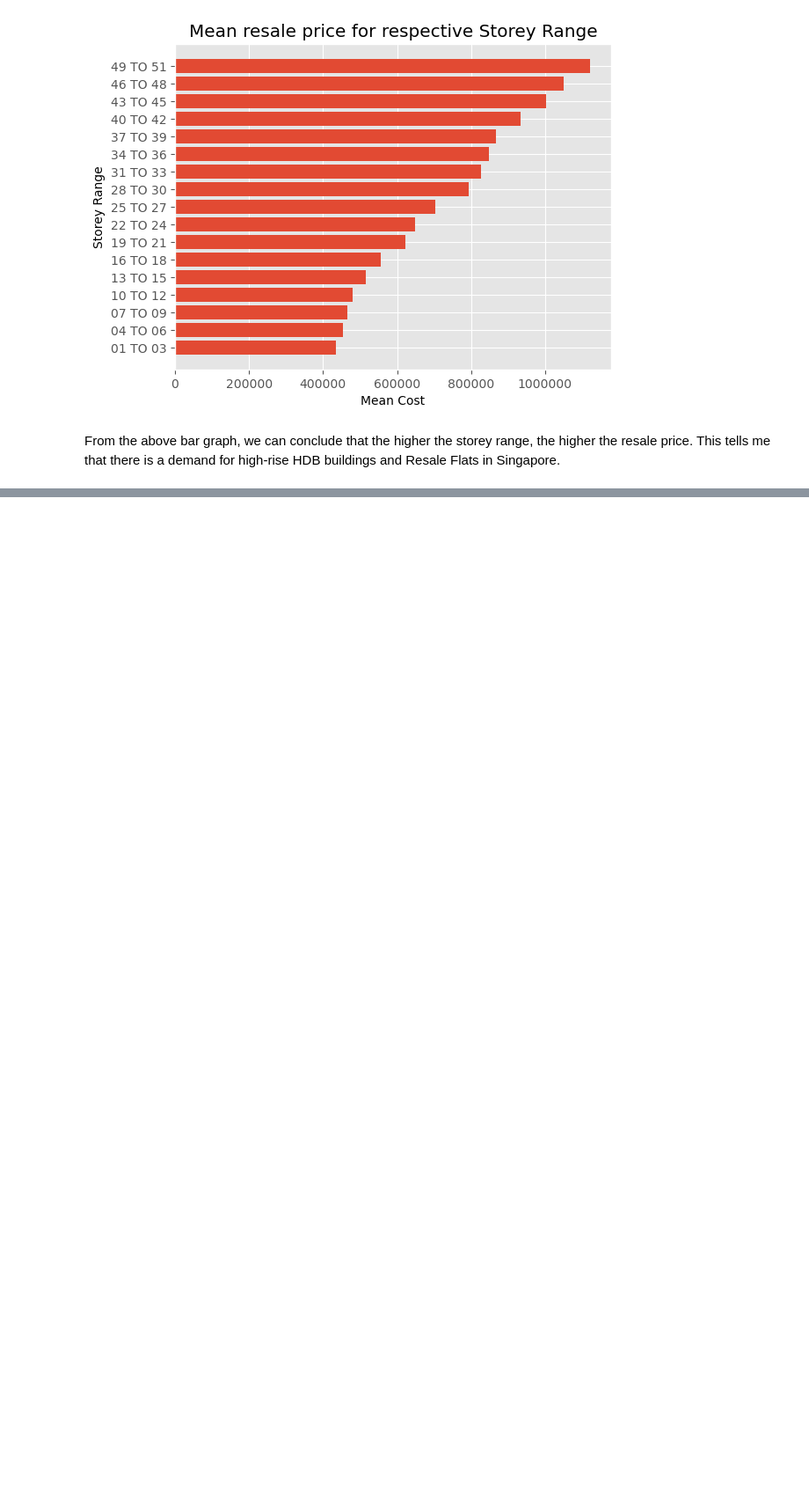
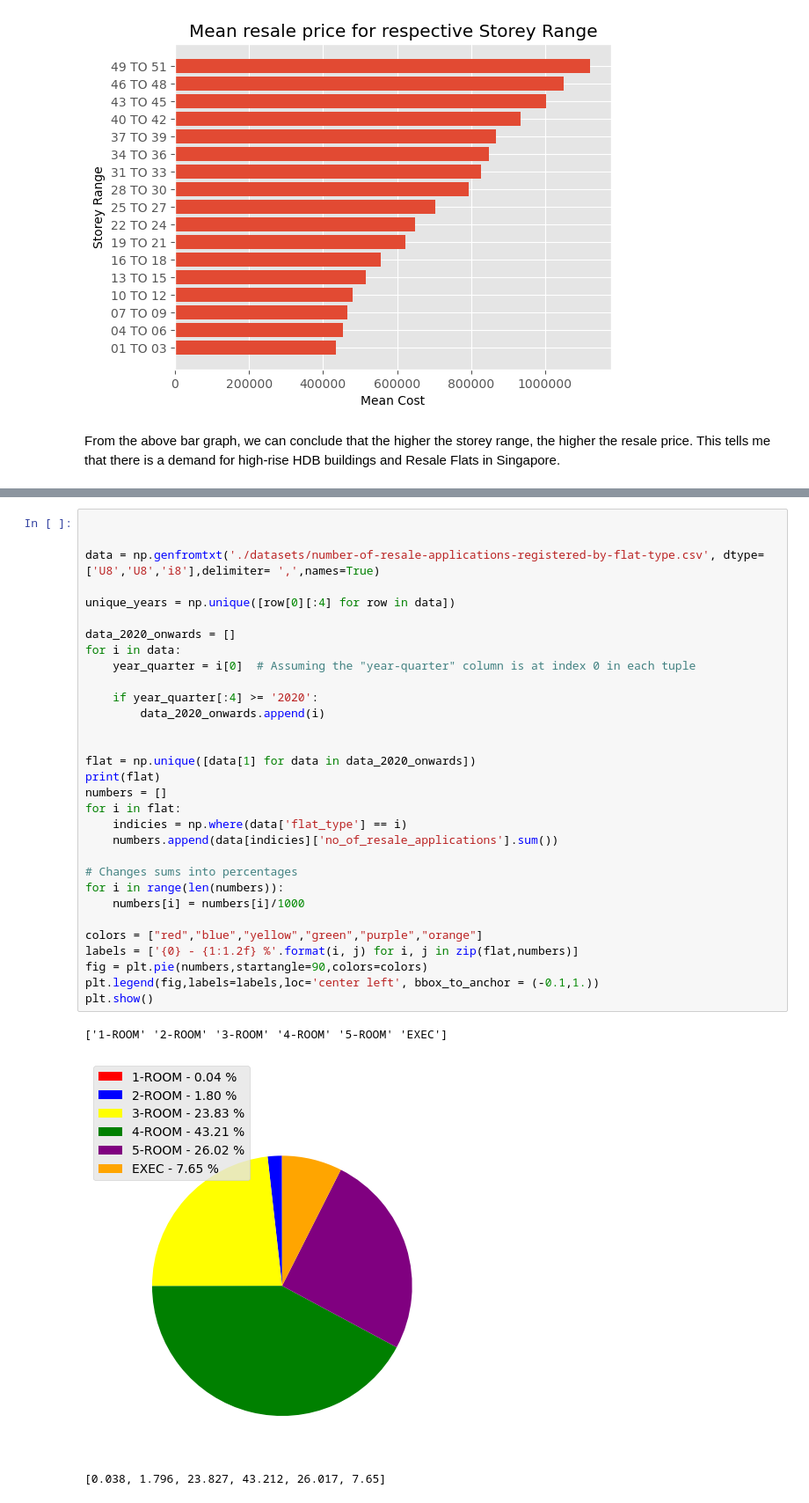
Before and after one commit to Kellories/PDS-CA01, a Jupyter notebook: CA01.ipynb, the cells around one changed output, grey strips where cells are left out. Shown: that part at 88% size. Saved outputs shown, nothing was run; the diff lists cells and outputs as text; blank space fills up the shorter version.

Commit message:
feat: made pie chart

```diff
--- a/CA01.ipynb
+++ b/CA01.ipynb
@@ -82,0 +99,35 @@ From the above bar graph, we can conclude that the higher the storey range, the
+# %%
+
+
+data = np.genfromtxt('./datasets/number-of-resale-applications-registered-by-flat-type.csv', dtype=['U8','U8','i8'],delimiter= ',',names=True)
+
+unique_years = np.unique([row[0][:4] for row in data])
+
+data_2020_onwards = []
+for i in data:
+    year_quarter = i[0]  # Assuming the "year-quarter" column is at index 0 in each tuple
+
+    if year_quarter[:4] >= '2020':
+        data_2020_onwards.append(i)
+
+
+flat = np.unique([data[1] for data in data_2020_onwards])
+print(flat)
+numbers = []
+for i in flat:
+    indicies = np.where(data['flat_type'] == i)
+    numbers.append(data[indicies]['no_of_resale_applications'].sum())
+
+# Changes sums into percentages
+for i in range(len(numbers)):
+    numbers[i] = numbers[i]/1000
+
+colors = ["red","blue","yellow","green","purple","orange"]
+labels = ['{0} - {1:1.2f} %'.format(i, j) for i, j in zip(flat,numbers)]
+fig = plt.pie(numbers,startangle=90,colors=colors)
+plt.legend(fig,labels=labels,loc='center left', bbox_to_anchor = (-0.1,1.))
+plt.show()
+# %% [output]
+['1-ROOM' '2-ROOM' '3-ROOM' '4-ROOM' '5-ROOM' 'EXEC']
+[figure, added]
+[0.038, 1.796, 23.827, 43.212, 26.017, 7.65]
```
Also changed, not shown: parts of 7 cells of this notebook.
